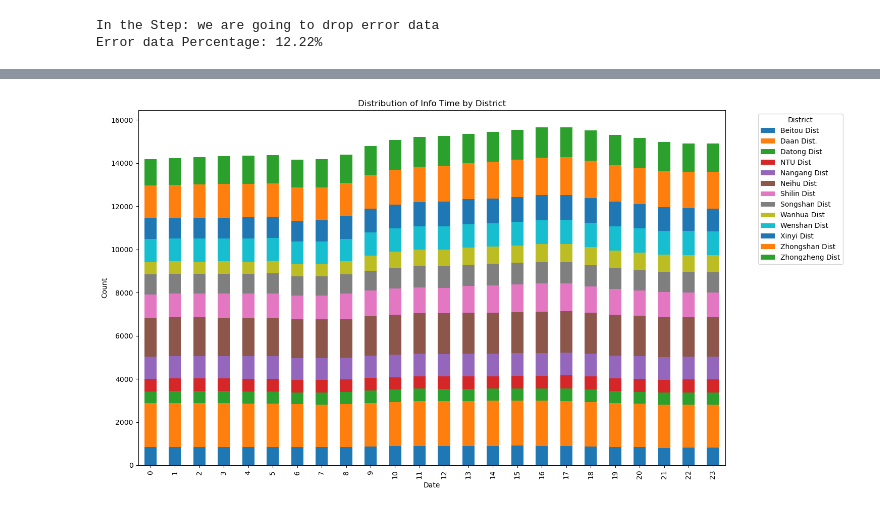
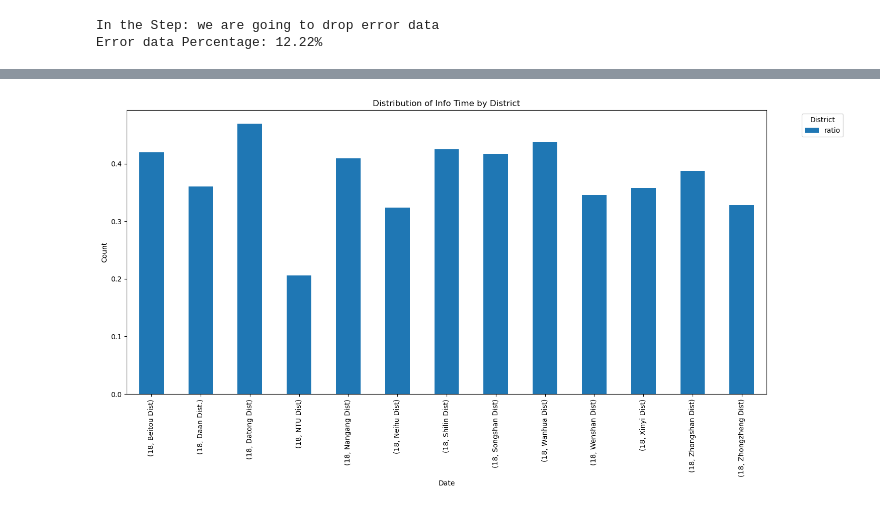
Before and after one commit to victorDeveloper0821/UbikeDataAnalysis, a Jupyter notebook: youBikeAnalytics.ipynb, the cells around one changed output, grey strips where cells are left out. Cells and saved outputs as stored; diff of their text form; code cells hidden in the pictures.

Commit message:
[chore] some Group by evaluation

```diff
--- a/youBikeAnalytics.ipynb
+++ b/youBikeAnalytics.ipynb
@@ -216,0 +200,5 @@ memory usage: 30.3+ MB
+# %%
+## Add ratio between rentAvailable and total
+bikecsv['ratio'] = bikecsv['rentAvailable'] / bikecsv['total']
+
+bikecsv
@@ -217,17 +243,17 @@ memory usage: 30.3+ MB
 # %%
 
 # 按照 'district_en' 和 'info_time' 聚合
-grouped = bikecsv.groupby([bikecsv['info_time'].dt.hour, 'district_en']).size().unstack(fill_value=0)
+grouped = bikecsv.groupby([bikecsv['info_time'].dt.day, 'district_en'])['ratio'].mean()
 
 # 创建直方图
 grouped.plot(kind='bar', stacked=True, figsize=(15, 8))
 
 plt.title('Distribution of Info Time by District')
 plt.xlabel('Date')
 plt.ylabel('Count')
 plt.legend(title='District', bbox_to_anchor=(1.05, 1), loc='upper left')
 plt.tight_layout()
 
 plt.show()
 # %% [output]
-[figure, old version]
+[figure, new version]
```
Also changed, not shown: parts of 8 cells of this notebook.
